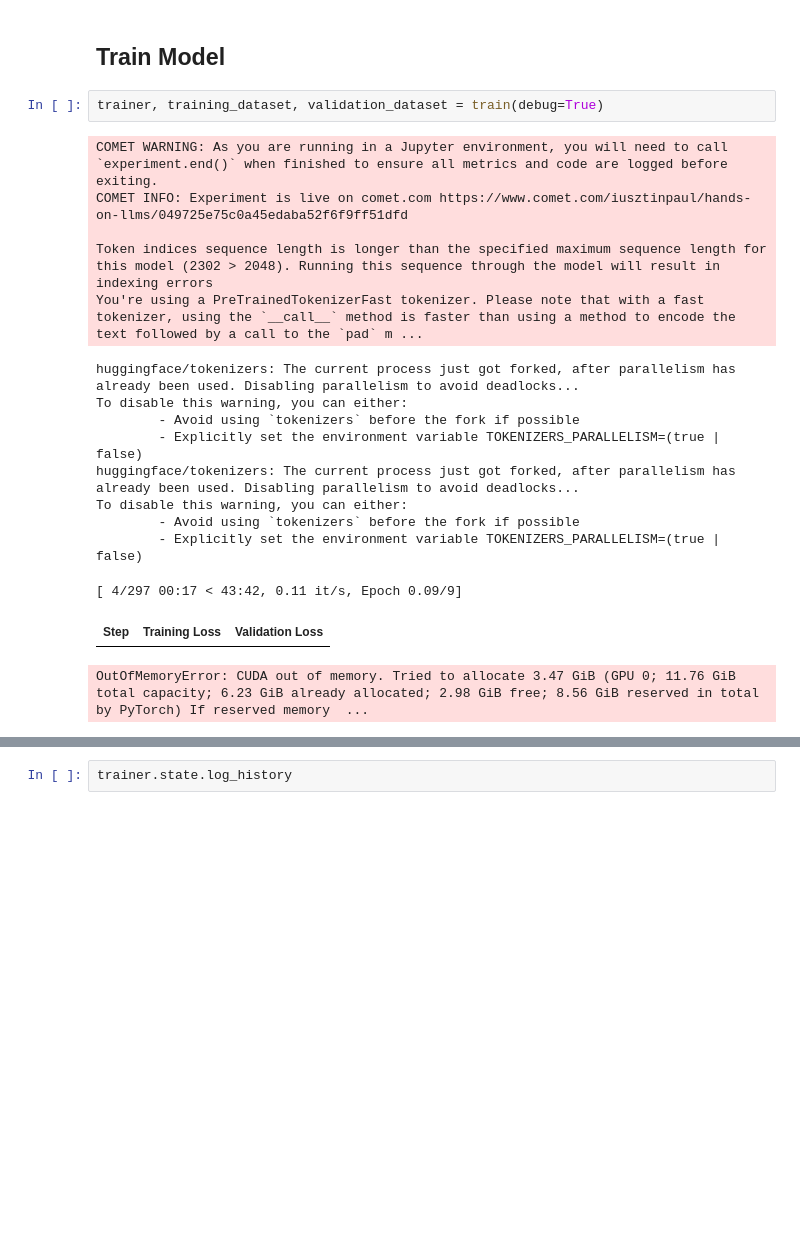
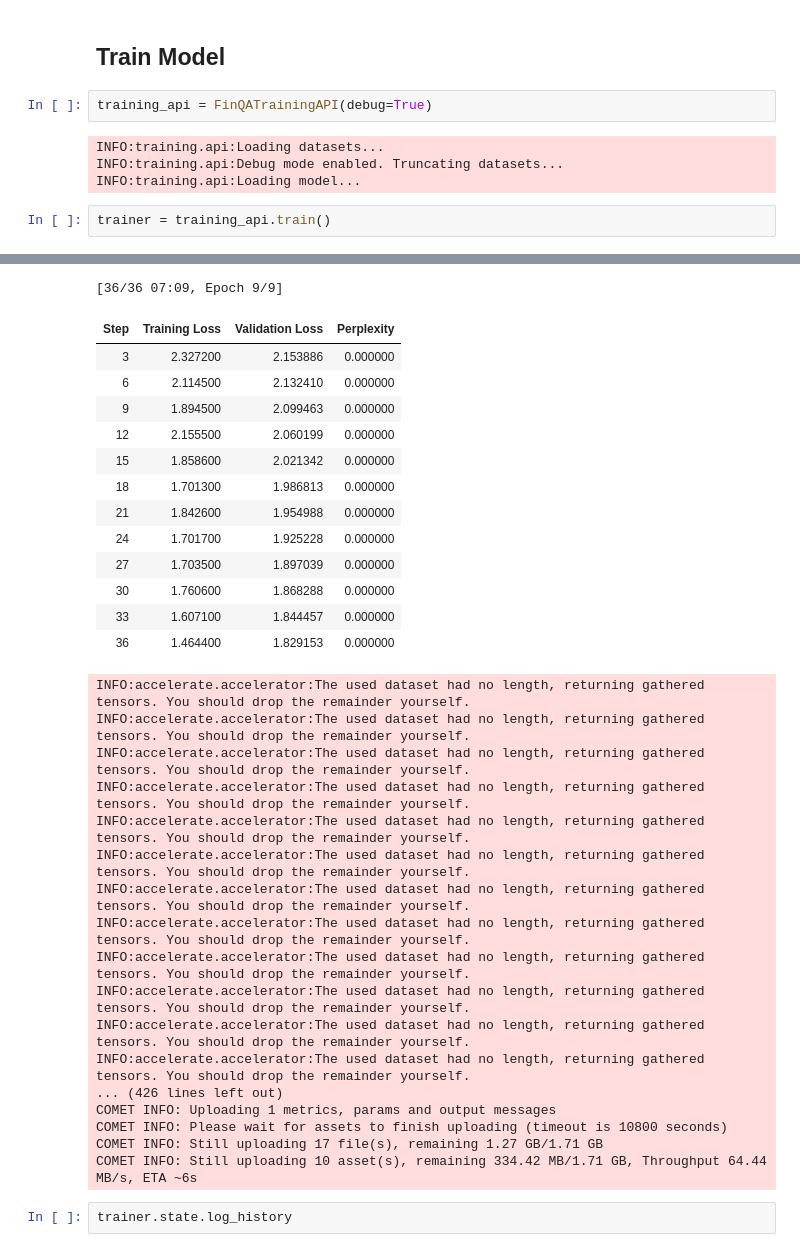
Before and after one commit to iusztinpaul/hands-on-llms, a Jupyter notebook: notebooks/train_on_finqa.ipynb, the cells around one changed output, grey strips where cells are left out. Drawn from its saved outputs; the diff is of its cells as text; blank space fills up the shorter version.

```diff
--- a/notebooks/train_on_finqa.ipynb
+++ b/notebooks/train_on_finqa.ipynb
@@ -14,21 +17,11 @@ from training.train import train
 # %% [markdown]
 ## Train Model
-# %%
-trainer, training_dataset, validation_dataset = train(debug=True)
-# %% [output]
-COMET WARNING: As you are running in a Jupyter environment, you will need to call `experiment.end()` when finished to ensure all metrics and code are logged before exiting.
-COMET INFO: Experiment is live on comet.com https://www.comet.com/iusztinpaul/hands-on-llms/049725e75c0a45edaba52f6f9ff51dfd
-
-Token indices sequence length is longer than the specified maximum sequence length for this model (2302 > 2048). Running this sequence through the model will result in indexing errors
-You're using a PreTrainedTokenizerFast tokenizer. Please note that with a fast tokenizer, using the `__call__` method is faster than using a method to encode the text followed by a call to the `pad` m ...
-huggingface/tokenizers: The current process just got forked, after parallelism has already been used. Disabling parallelism to avoid deadlocks...
-To disable this warning, you can either:
-        - Avoid using `tokenizers` before the fork if possible
-        - Explicitly set the environment variable TOKENIZERS_PARALLELISM=(true | false)
-huggingface/tokenizers: The current process just got forked, after parallelism has already been used. Disabling parallelism to avoid deadlocks...
-To disable this warning, you can either:
-        - Avoid using `tokenizers` before the fork if possible
-        - Explicitly set the environment variable TOKENIZERS_PARALLELISM=(true | false)
-[ 4/297 00:17 < 43:42, 0.11 it/s, Epoch 0.09/9]
-| Step | Training Loss | Validation Loss |
-OutOfMemoryError: CUDA out of memory. Tried to allocate 3.47 GiB (GPU 0; 11.76 GiB total capacity; 6.23 GiB already allocated; 2.98 GiB free; 8.56 GiB reserved in total by PyTorch) If reserved memory  ...
+# %%
+training_api = FinQATrainingAPI(debug=True)
+# %% [output]
+INFO:training.api:Loading datasets...
+INFO:training.api:Debug mode enabled. Truncating datasets...
+INFO:training.api:Loading model...
+# %%
+trainer = training_api.train()
+# %% [output]
@@ -35,3 +40,34 @@ OutOfMemoryError: CUDA out of memory. Tried to allocate 3.47 GiB (GPU 0; 11.76 G
+[36/36 07:09, Epoch 9/9]
+| Step | Training Loss | Validation Loss | Perplexity |
+| 3 | 2.327200 | 2.153886 | 0.000000 |
+| 6 | 2.114500 | 2.132410 | 0.000000 |
+| 9 | 1.894500 | 2.099463 | 0.000000 |
+| 12 | 2.155500 | 2.060199 | 0.000000 |
+| 15 | 1.858600 | 2.021342 | 0.000000 |
+| 18 | 1.701300 | 1.986813 | 0.000000 |
+| 21 | 1.842600 | 1.954988 | 0.000000 |
+| 24 | 1.701700 | 1.925228 | 0.000000 |
+| 27 | 1.703500 | 1.897039 | 0.000000 |
+| 30 | 1.760600 | 1.868288 | 0.000000 |
+| 33 | 1.607100 | 1.844457 | 0.000000 |
+| 36 | 1.464400 | 1.829153 | 0.000000 |
+INFO:accelerate.accelerator:The used dataset had no length, returning gathered tensors. You should drop the remainder yourself.
+INFO:accelerate.accelerator:The used dataset had no length, returning gathered tensors. You should drop the remainder yourself.
+INFO:accelerate.accelerator:The used dataset had no length, returning gathered tensors. You should drop the remainder yourself.
+INFO:accelerate.accelerator:The used dataset had no length, returning gathered tensors. You should drop the remainder yourself.
+INFO:accelerate.accelerator:The used dataset had no length, returning gathered tensors. You should drop the remainder yourself.
+INFO:accelerate.accelerator:The used dataset had no length, returning gathered tensors. You should drop the remainder yourself.
+INFO:accelerate.accelerator:The used dataset had no length, returning gathered tensors. You should drop the remainder yourself.
+INFO:accelerate.accelerator:The used dataset had no length, returning gathered tensors. You should drop the remainder yourself.
+INFO:accelerate.accelerator:The used dataset had no length, returning gathered tensors. You should drop the remainder yourself.
+INFO:accelerate.accelerator:The used dataset had no length, returning gathered tensors. You should drop the remainder yourself.
+INFO:accelerate.accelerator:The used dataset had no length, returning gathered tensors. You should drop the remainder yourself.
+INFO:accelerate.accelerator:The used dataset had no length, returning gathered tensors. You should drop the remainder yourself.
+... (426 lines left out)
+COMET INFO: Uploading 1 metrics, params and output messages
+COMET INFO: Please wait for assets to finish uploading (timeout is 10800 seconds)
+COMET INFO: Still uploading 17 file(s), remaining 1.27 GB/1.71 GB
+COMET INFO: Still uploading 10 asset(s), remaining 334.42 MB/1.71 GB, Throughput 64.44 MB/s, ETA ~6s
 # %%
 trainer.state.log_history
 # %% [output]
```
Also changed, not shown: parts of 5 cells of this notebook, 9 other files.
